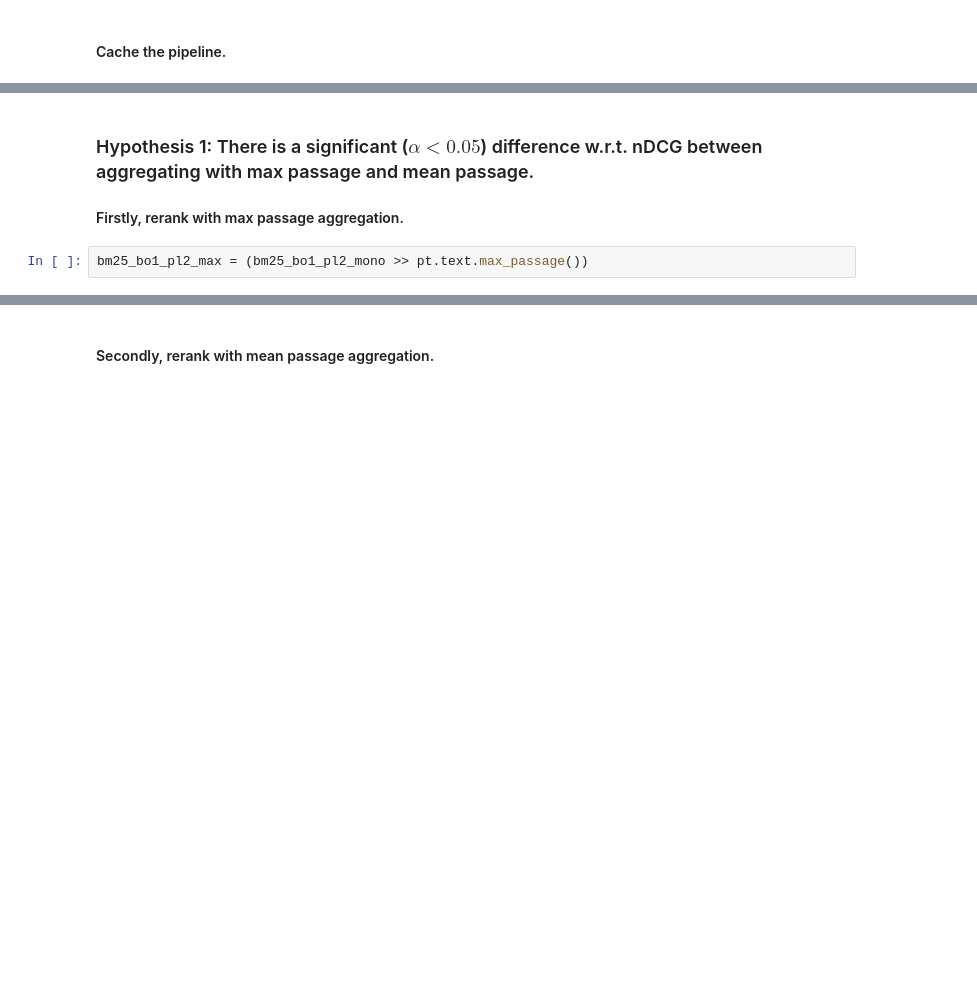
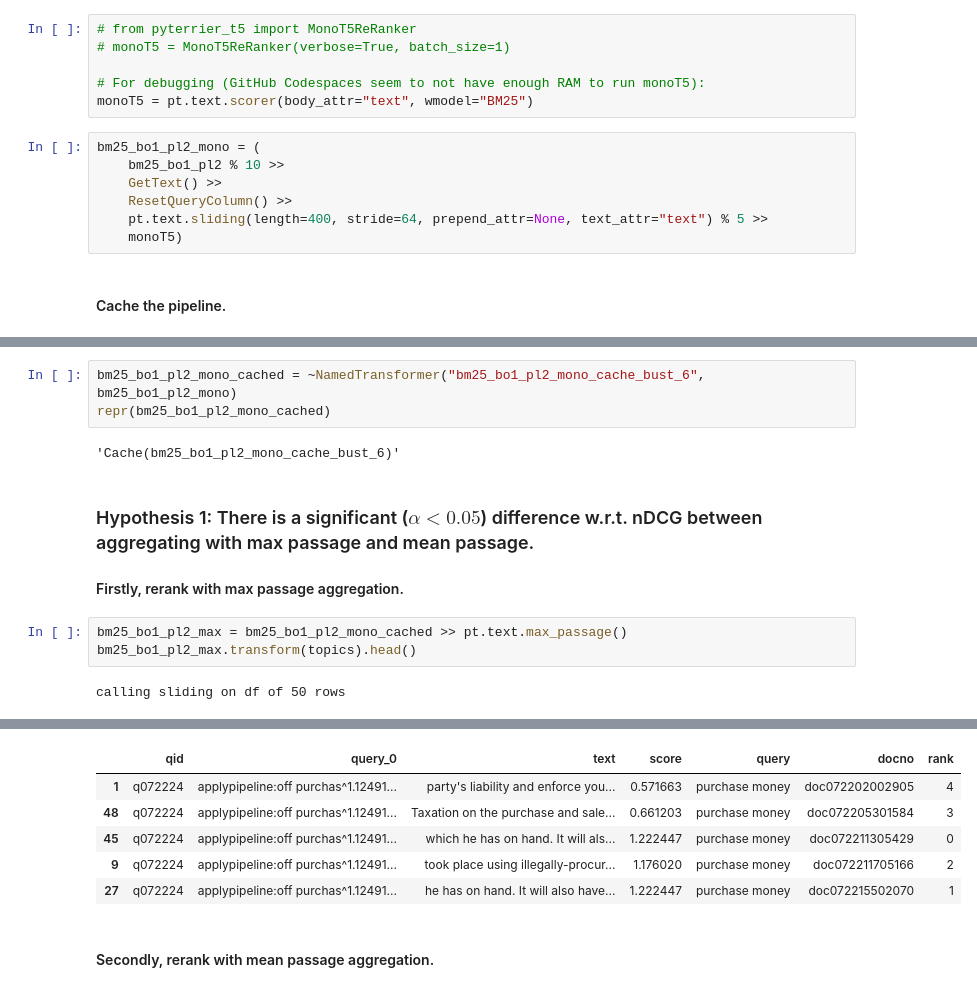
Before and after one commit to tira-io/ir-lab-jena-leipzig-wise-2023-galapagos-tortoise, a Jupyter notebook: jupyter-notebook-submissions/final_milestone/pyterrier-notebook.ipynb, the cells around one changed output, grey strips where cells are left out. Drawn from its saved outputs; the diff is of its cells as text; blank space fills up the shorter version.

Commit message:
Debug notebook

```diff
--- a/jupyter-notebook-submissions/final_milestone/pyterrier-notebook.ipynb
+++ b/jupyter-notebook-submissions/final_milestone/pyterrier-notebook.ipynb
@@ -160,2 +128,15 @@ from pyterrier_t5 import T5Tokenizer
+# %%
+# from pyterrier_t5 import MonoT5ReRanker
+# monoT5 = MonoT5ReRanker(verbose=True, batch_size=1)
+
+# For debugging (GitHub Codespaces seem to not have enough RAM to run monoT5):
+monoT5 = pt.text.scorer(body_attr="text", wmodel="BM25")
+# %%
+bm25_bo1_pl2_mono = (
+    bm25_bo1_pl2 % 10 >>
+    GetText() >>
+    ResetQueryColumn() >>
+    pt.text.sliding(length=400, stride=64, prepend_attr=None, text_attr="text") % 5 >>
+    monoT5)
 # %% [markdown]
 #### Cache the pipeline.
@@ -170,6 +158,14 @@ repr(bm25_bo1_pl2_mono)
+# %%
+bm25_bo1_pl2_mono_cached = ~NamedTransformer("bm25_bo1_pl2_mono_cache_bust_6", bm25_bo1_pl2_mono)
+repr(bm25_bo1_pl2_mono_cached)
+# %% [output]
+'Cache(bm25_bo1_pl2_mono_cache_bust_6)'
 # %% [markdown]
 ### Hypothesis 1: There is a significant ($\alpha < 0.05$) difference w.r.t. nDCG between aggregating with max passage and mean passage.
 
 #### Firstly, rerank with max passage aggregation.
 # %%
-bm25_bo1_pl2_max = (bm25_bo1_pl2_mono >> pt.text.max_passage())
+bm25_bo1_pl2_max = bm25_bo1_pl2_mono_cached >> pt.text.max_passage()
+bm25_bo1_pl2_max.transform(topics).head()
+# %% [output]
+calling sliding on df of 50 rows
@@ -176,3 +173,9 @@ bm25_bo1_pl2_max = (bm25_bo1_pl2_mono >> pt.text.max_passage())
+|  | qid | query_0 | text | score | query | docno | rank |
+| 1 | q072224 | applypipeline:off purchas^1.12491... | party's liability and enforce you... | 0.571663 | purchase money | doc072202002905 | 4 |
+| 48 | q072224 | applypipeline:off purchas^1.12491... | Taxation on the purchase and sale... | 0.661203 | purchase money | doc072205301584 | 3 |
+| 45 | q072224 | applypipeline:off purchas^1.12491... | which he has on hand. It will als... | 1.222447 | purchase money | doc072211305429 | 0 |
+| 9 | q072224 | applypipeline:off purchas^1.12491... | took place using illegally-procur... | 1.176020 | purchase money | doc072211705166 | 2 |
+| 27 | q072224 | applypipeline:off purchas^1.12491... | he has on hand. It will also have... | 1.222447 | purchase money | doc072215502070 | 1 |
 # %% [markdown]
 #### Secondly, rerank with mean passage aggregation.
 # %%
```
Also changed, not shown: parts of 26 cells of this notebook, 1 other file.
